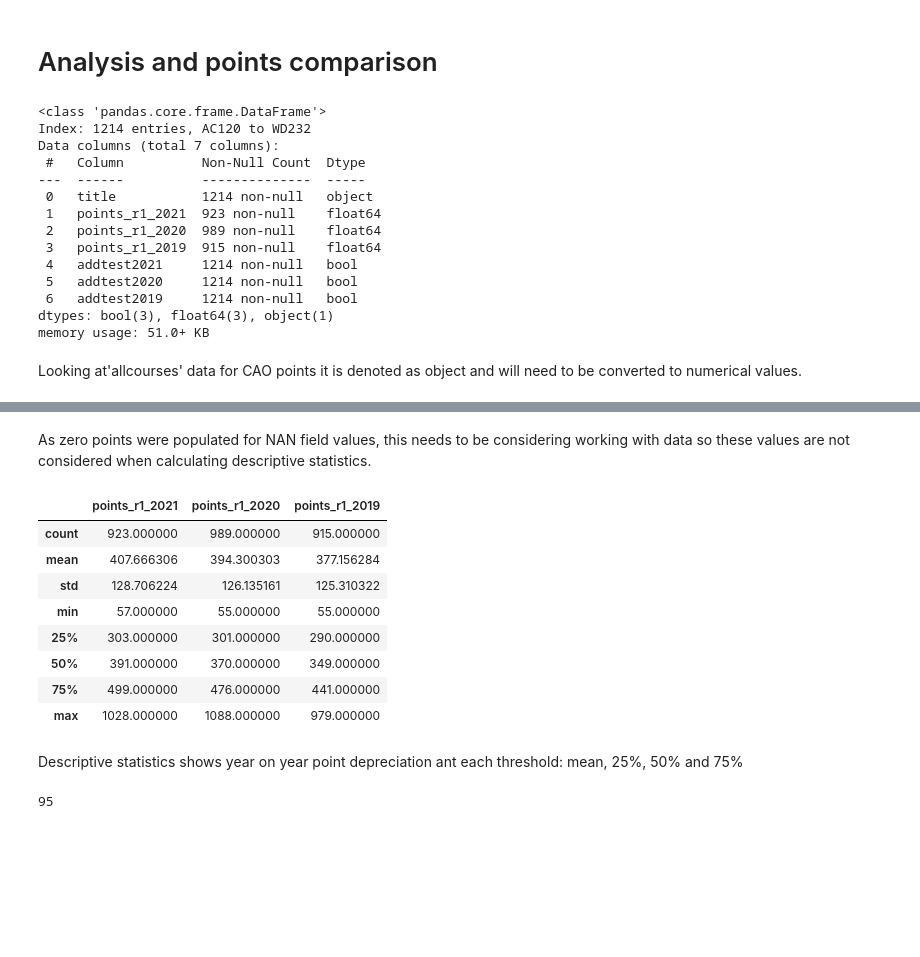
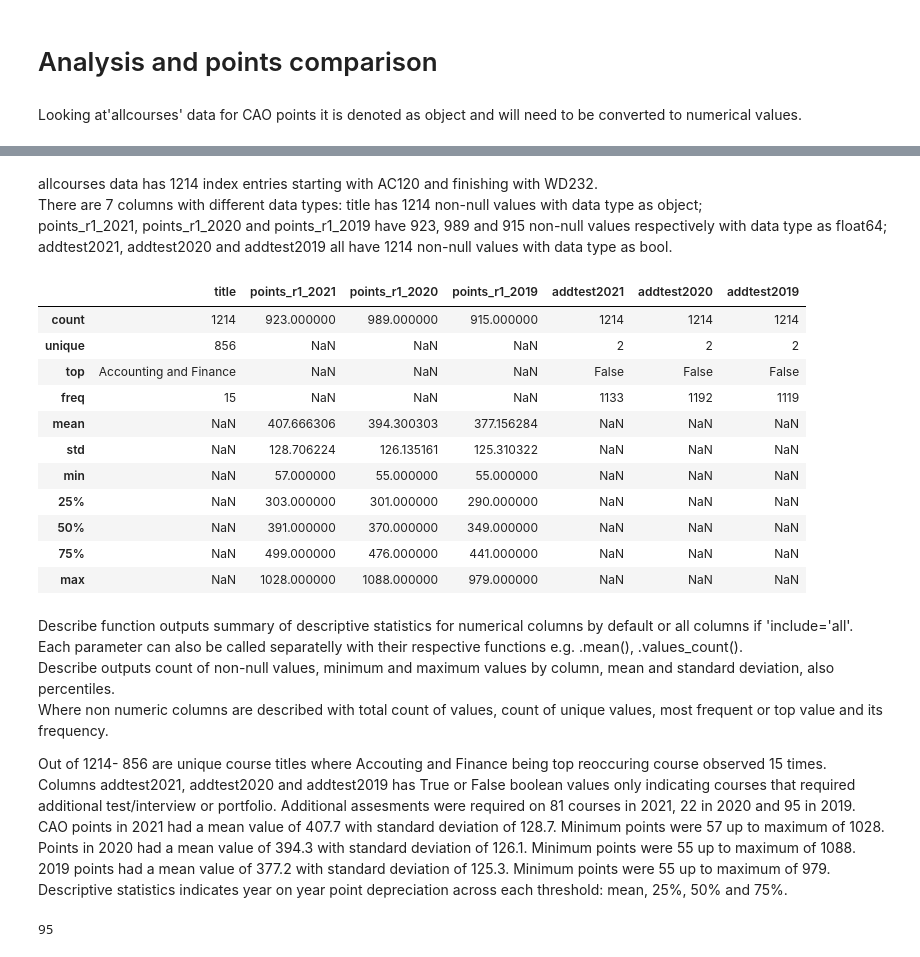
Before and after one commit to Mantvydas-data/FundamentalsofDataAnalysis, a Jupyter notebook: cao.ipynb, the cells around one changed output, grey strips where cells are left out. Cells and saved outputs as stored; diff of their text form; code cells hidden in the pictures; blank space fills up the shorter version.

Commit message:
CAO descriptive statistics

```diff
--- a/cao.ipynb
+++ b/cao.ipynb
@@ -581,23 +608,5 @@ allcourses
 # %% [markdown]
 # Analysis and points comparison
-# %%
-# Checking allcourses dataframe value data types
-allcourses.info()
-# %% [output]
-<class 'pandas.core.frame.DataFrame'>
-Index: 1214 entries, AC120 to WD232
-Data columns (total 7 columns):
- #   Column          Non-Null Count  Dtype
----  ------          --------------  -----
- 0   title           1214 non-null   object
- 1   points_r1_2021  923 non-null    float64
- 2   points_r1_2020  989 non-null    float64
- 3   points_r1_2019  915 non-null    float64
- 4   addtest2021     1214 non-null   bool
- 5   addtest2020     1214 non-null   bool
- 6   addtest2019     1214 non-null   bool
-dtypes: bool(3), float64(3), object(1)
-memory usage: 51.0+ KB
 # %% [markdown]
 Looking at'allcourses' data for CAO points it is denoted as object and will need to be converted to numerical values.
 # %%
@@ -618,19 +628,35 @@ Data columns (total 7 columns):
 dtypes: bool(3), float64(3), object(1)
 memory usage: 51.0+ KB
 # %% [markdown]
-As zero points were populated for NAN field values, this needs to be considering working with data so these values are not considered when calculating descriptive statistics.
+allcourses data has 1214 index entries starting with AC120 and finishing with WD232. <br>
+There are 7 columns with different data types: title has 1214 non-null values with data type as object; <br>
+points_r1_2021, points_r1_2020 and points_r1_2019 have 923, 989 and 915 non-null values respectively with data type as float64; <br>
+addtest2021, addtest2020 and addtest2019 all have 1214 non-null values with data type as bool. <br>
 # %%
-allcourses.describe()
+# Running describe function for descriptive statistics
+allcourses.describe(include='all')
 # %% [output]
-|  | points_r1_2021 | points_r1_2020 | points_r1_2019 |
-| count | 923.000000 | 989.000000 | 915.000000 |
-| mean | 407.666306 | 394.300303 | 377.156284 |
-| std | 128.706224 | 126.135161 | 125.310322 |
-| min | 57.000000 | 55.000000 | 55.000000 |
-| 25% | 303.000000 | 301.000000 | 290.000000 |
-| 50% | 391.000000 | 370.000000 | 349.000000 |
-| 75% | 499.000000 | 476.000000 | 441.000000 |
-| max | 1028.000000 | 1088.000000 | 979.000000 |
+|  | title | points_r1_2021 | points_r1_2020 | points_r1_2019 | addtest2021 | addtest2020 | addtest2019 |
+| count | 1214 | 923.000000 | 989.000000 | 915.000000 | 1214 | 1214 | 1214 |
+| unique | 856 | NaN | NaN | NaN | 2 | 2 | 2 |
+| top | Accounting and Finance | NaN | NaN | NaN | False | False | False |
+| freq | 15 | NaN | NaN | NaN | 1133 | 1192 | 1119 |
+| mean | NaN | 407.666306 | 394.300303 | 377.156284 | NaN | NaN | NaN |
+| std | NaN | 128.706224 | 126.135161 | 125.310322 | NaN | NaN | NaN |
+| min | NaN | 57.000000 | 55.000000 | 55.000000 | NaN | NaN | NaN |
+| 25% | NaN | 303.000000 | 301.000000 | 290.000000 | NaN | NaN | NaN |
+| 50% | NaN | 391.000000 | 370.000000 | 349.000000 | NaN | NaN | NaN |
+| 75% | NaN | 499.000000 | 476.000000 | 441.000000 | NaN | NaN | NaN |
+| max | NaN | 1028.000000 | 1088.000000 | 979.000000 | NaN | NaN | NaN |
 # %% [markdown]
-Descriptive statistics shows year on year point depreciation ant each threshold: mean, 25%, 50% and 75%
+Describe function outputs summary of descriptive statistics for numerical columns by default or all columns if 'include='all'. <br>
+Each parameter can also be called separatelly with their respective functions e.g. .mean(), .values_count(). <br>
+Describe outputs count of non-null values, minimum and maximum values by column, mean and standard deviation, also percentiles. <br>
+Where non numeric columns are described with total count of values, count of unique values, most frequent or top value and its frequency. <br>
+
+Out of 1214- 856 are unique course titles where Accouting and Finance being top reoccuring course observed 15 times. <br> Columns addtest2021, addtest2020 and addtest2019 has True or False boolean values only indicating courses that required additional test/interview or portfolio. Additional assesments were required on 81 courses in 2021, 22 in 2020 and 95 in 2019. <br>
+CAO points in 2021 had a mean value of 407.7 with standard deviation of 128.7. Minimum points were 57 up to maximum of 1028. <br>
+Points in 2020 had a mean value of 394.3 with standard deviation of 126.1. Minimum points were 55 up to maximum of 1088. <br>
+2019 points had a mean value of 377.2 with standard deviation of 125.3. Minimum points were 55 up to maximum of 979. <br>
+Descriptive statistics indicates year on year point depreciation across each threshold: mean, 25%, 50% and 75%.
 # %%
```
Also changed, not shown: parts of 35 cells of this notebook, 5 other files.
